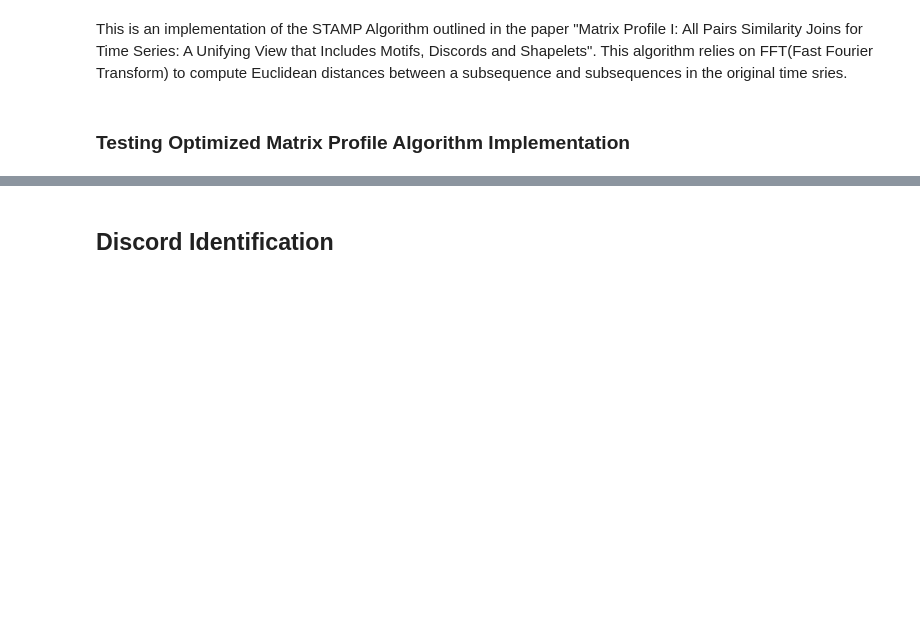
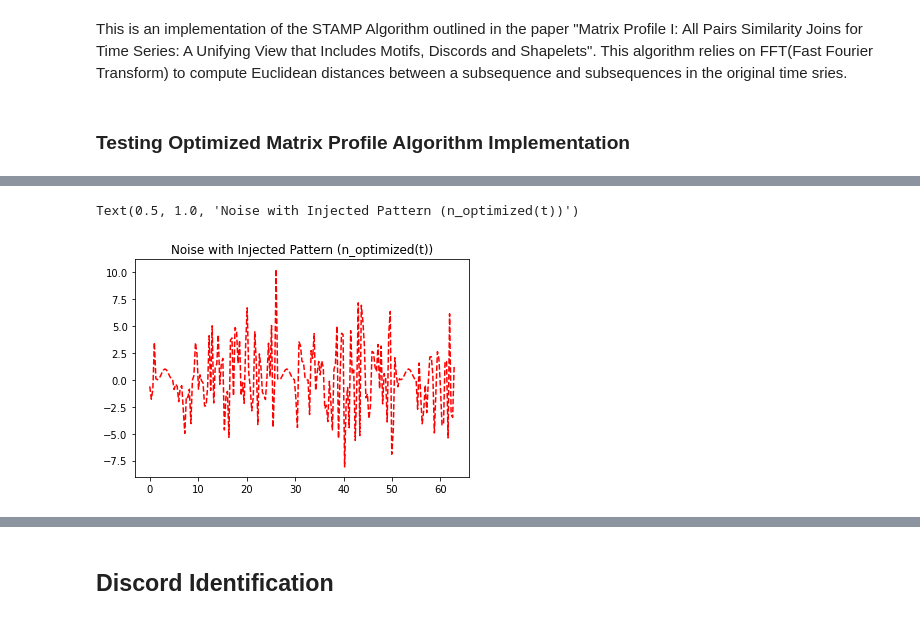
Before and after one commit to Ravi-Raghavan/ML_IOT_HW3, a Jupyter notebook: homework.ipynb, the cells around one changed output, grey strips where cells are left out. Drawn from its saved outputs; the diff is of its cells as text; code cells hidden in the pictures; blank space fills up the shorter version.

```diff
--- a/homework.ipynb
+++ b/homework.ipynb
@@ -287,0 +299,9 @@ print(distance_profile_ix)
+# %%
+pivot = timestep * 1
+time_period = t[pivot - 6 : pivot + 6]
+print(f"Times: {time_period}")
+print("----------------------------------------------------------------------------------------")
+print(f"Motif Values: {np.sin(time_period) + np.cos(time_period)}")
+print("----------------------------------------------------------------------------------------")
+
+print(f"Motif Value detected by Optimized Matrix Profile Algorithm: {A[ix]}")
@@ -287,0 +356,6 @@ print(distance_profile_ix)
+# %%
+plt.plot(t_optimized, noise_optimized, label='noise', color='red', linestyle='--')
+plt.title("Noise with Injected Pattern (n_optimized(t))")
+# %% [output]
+Text(0.5, 1.0, 'Noise with Injected Pattern (n_optimized(t))')
+[figure, added]
```
Also changed, not shown: parts of 53 cells of this notebook.
